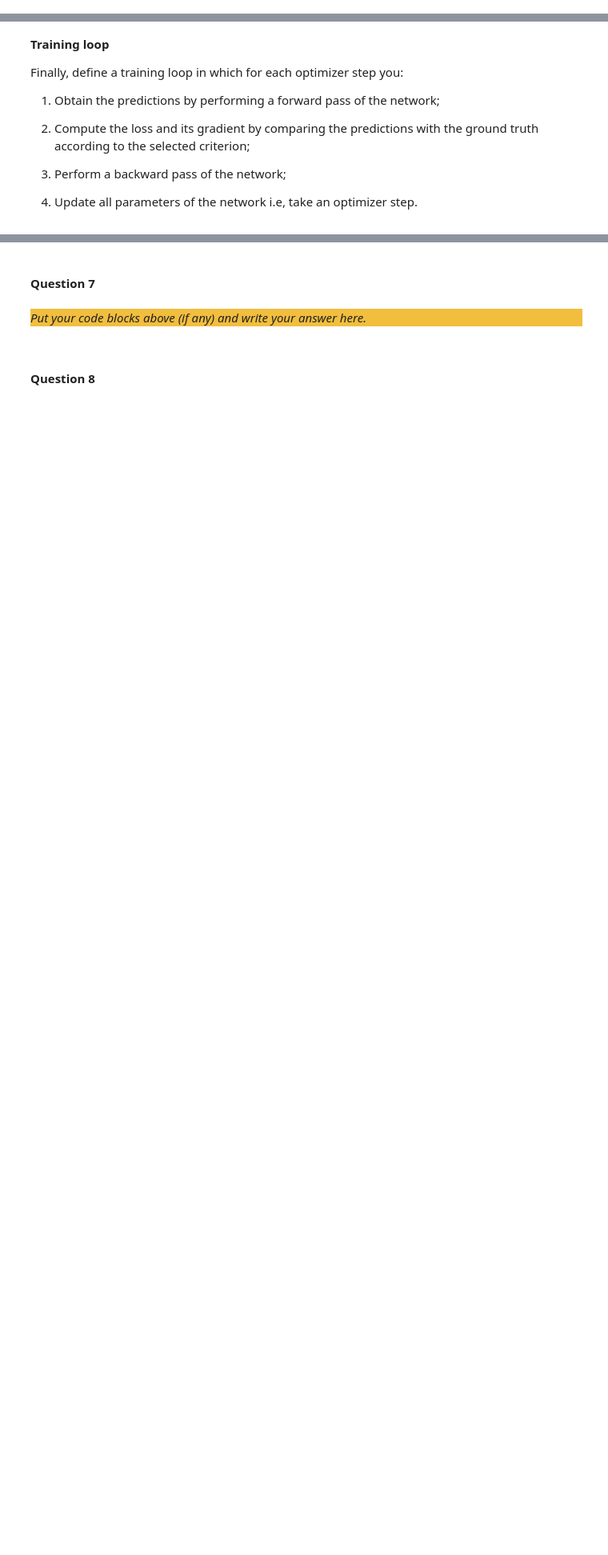
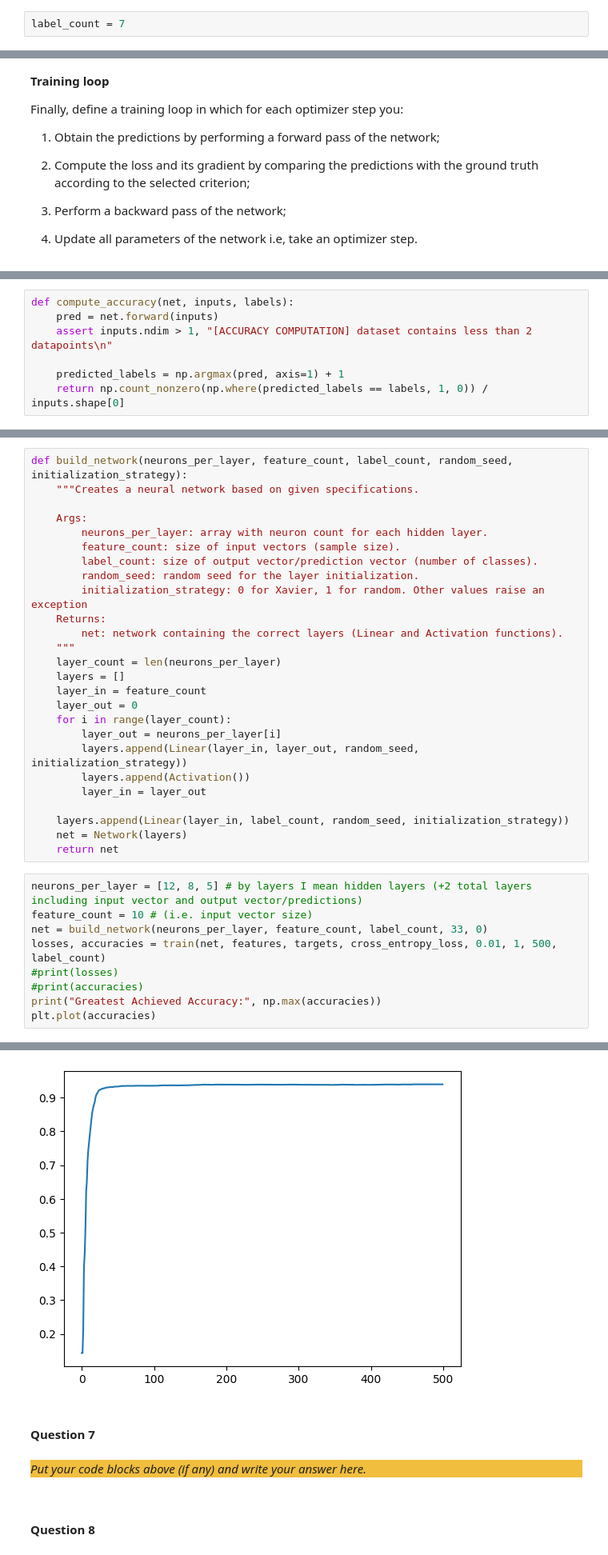
Before and after one commit to Pavel-77-ro/ANN-Assignment, a Jupyter notebook: src/Main.ipynb, the cells around one changed output, grey strips where cells are left out. Shown at 80% size. Drawn from its saved outputs; the diff is of its cells as text; blank space fills up the shorter version.

```diff
--- a/src/Main.ipynb
+++ b/src/Main.ipynb
@@ -341,0 +424,2 @@ def Loss(y_true, y_pred):
+# %%
+label_count = 7
@@ -370,0 +464,7 @@ def train(net, inputs, labels, criterion, lr):
+# %%
+def compute_accuracy(net, inputs, labels):
+    pred = net.forward(inputs)
+    assert inputs.ndim > 1, "[ACCURACY COMPUTATION] dataset contains less than 2 datapoints\n"
+
+    predicted_labels = np.argmax(pred, axis=1) + 1
+    return np.count_nonzero(np.where(predicted_labels == labels, 1, 0)) / inputs.shape[0]
@@ -370,0 +515,36 @@ def train(net, inputs, labels, criterion, lr):
+# %%
+def build_network(neurons_per_layer, feature_count, label_count, random_seed, initialization_strategy):
+    """Creates a neural network based on given specifications.
+
+    Args:
+        neurons_per_layer: array with neuron count for each hidden layer.
+        feature_count: size of input vectors (sample size).
+        label_count: size of output vector/prediction vector (number of classes).
+        random_seed: random seed for the layer initialization.
+        initialization_strategy: 0 for Xavier, 1 for random. Other values raise an exception
+    Returns:
+        net: network containing the correct layers (Linear and Activation functions).
+    """
+    layer_count = len(neurons_per_layer)
+    layers = []
+    layer_in = feature_count
+    layer_out = 0
+    for i in range(layer_count):
+        layer_out = neurons_per_layer[i]
+        layers.append(Linear(layer_in, layer_out, random_seed, initialization_strategy))
+        layers.append(Activation())
+        layer_in = layer_out
+
+    layers.append(Linear(layer_in, label_count, random_seed, initialization_strategy))
+    net = Network(layers)
+    return net
+# %%
+neurons_per_layer = [12, 8, 5] # by layers I mean hidden layers (+2 total layers including input vector and output vector/predictions)
+feature_count = 10 # (i.e. input vector size)
+net = build_network(neurons_per_layer, feature_count, label_count, 33, 0)
+losses, accuracies = train(net, features, targets, cross_entropy_loss, 0.01, 1, 500, label_count)
+#print(losses)
+#print(accuracies)
+print("Greatest Achieved Accuracy:", np.max(accuracies))
+plt.plot(accuracies)
+# %% [output]
@@ -371,3 +553,4 @@ def train(net, inputs, labels, criterion, lr):
+[figure, added]
 # %% [markdown]
 #### Question 7
 # %% [markdown]
```
Also changed, not shown: parts of 22 cells of this notebook.
